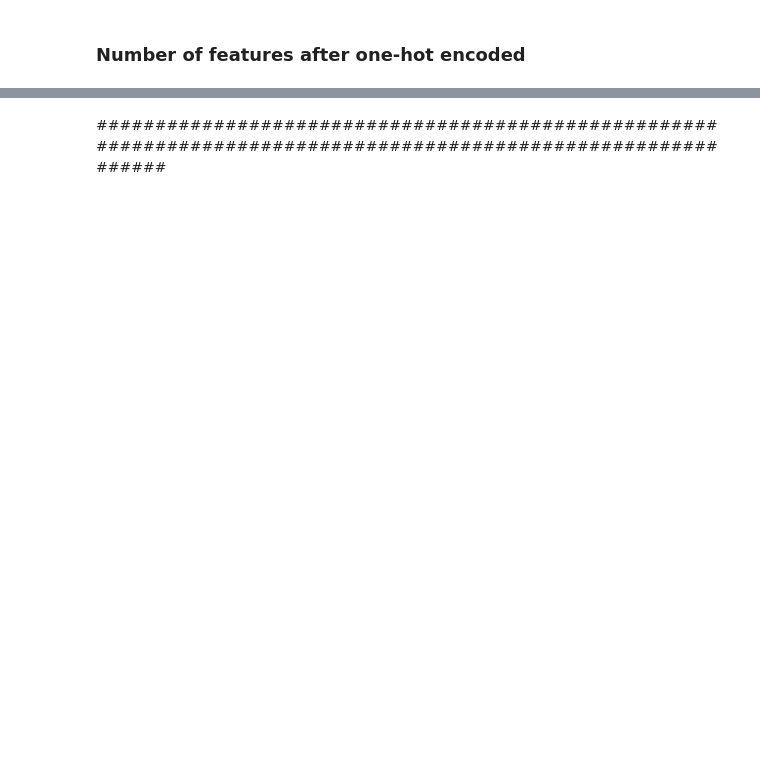
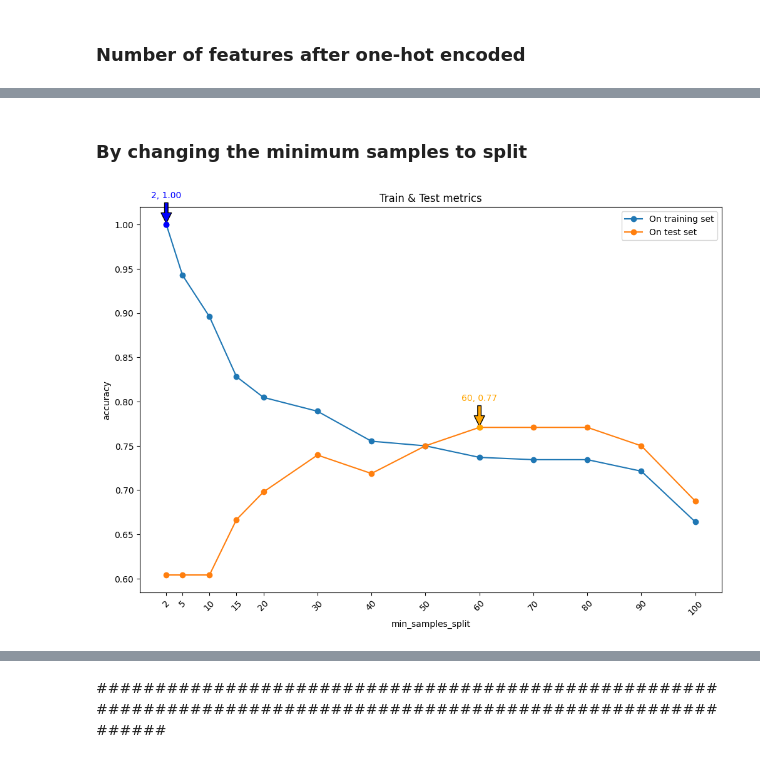
Before and after one commit to cepdnaclk/e19-co544-Concentration-Difficulty-Prediction-Model, a Jupyter notebook: random_forest.ipynb, the cells around one changed output, grey strips where cells are left out. Saved outputs shown, nothing was run; the diff lists cells and outputs as text; code cells hidden in the pictures; blank space fills up the shorter version.

```diff
--- a/random_forest.ipynb
+++ b/random_forest.ipynb
@@ -869,0 +929,63 @@ X_train, X_test, y_train, y_test = train_test_split()
+# %%
+from sklearn.tree import DecisionTreeClassifier
+
+min_samples_split_list = [ 2, 5, 10, 15, 20, 30, 40, 50, 60, 70, 80, 90, 100]
+max_depth_list = [1, 2, 5, 10, 15, 20, 30, 40, 60, 80, 100, None] # None means no limit
+# %% [markdown]
+### By changing the minimum samples to split
+# %%
+accuracy_list_train = []
+accuracy_list_test = []
+
+for min_samples_split in min_samples_split_list:
+    model = DecisionTreeClassifier(min_samples_split = min_samples_split,
+                                   random_state = RANDOM_STATE).fit(X_train,y_train)
+    predictions_train = model.predict(X_train) ## The predicted values for the train dataset
+    predictions_test = model.predict(X_test) ## The predicted values for the test dataset
+    accuracy_train = accuracy_score(predictions_train,y_train)
+    accuracy_test = accuracy_score(predictions_test,y_test)
+    accuracy_list_train.append(accuracy_train)
+    accuracy_list_test.append(accuracy_test)
+
+# Plot the accuracies
+plt.figure(figsize=(12, 8))
+plt.plot(min_samples_split_list, accuracy_list_train, marker='o', label='On training set')
+plt.plot(min_samples_split_list, accuracy_list_test, marker='o', label='On test set')
+plt.title('Train & Test metrics')
+plt.xlabel('min_samples_split')
+plt.ylabel('accuracy')
+plt.xticks(ticks=min_samples_split_list)
+
+# Find the maximum accuracy and corresponding min_samples_split value for both curves
+max_accuracy_train = max(accuracy_list_train)
+max_accuracy_train_index = accuracy_list_train.index(max_accuracy_train)
+max_accuracy_train_value = min_samples_split_list[max_accuracy_train_index]
+
+max_accuracy_test = max(accuracy_list_test)
+max_accuracy_test_index = accuracy_list_test.index(max_accuracy_test)
+max_accuracy_test_value = min_samples_split_list[max_accuracy_test_index]
+
+# Highlight and annotate the highest points on the training set curve
+plt.scatter(max_accuracy_train_value, max_accuracy_train, color='blue', zorder=5)
+plt.annotate(f'{max_accuracy_train_value}, {max_accuracy_train:.2f}',
+             xy=(max_accuracy_train_value, max_accuracy_train),
+             xytext=(max_accuracy_train_value, max_accuracy_train + 0.03),
+             ha='center', color='blue',
+             arrowprops=dict(facecolor='blue', shrink=0.05))
+
+# Highlight and annotate the highest points on the test set curve
+plt.scatter(max_accuracy_test_value, max_accuracy_test, color='orange', zorder=5)
+plt.annotate(f'{max_accuracy_test_value}, {max_accuracy_test:.2f}',
+             xy=(max_accuracy_test_value, max_accuracy_test),
+             xytext=(max_accuracy_test_value, max_accuracy_test + 0.03),
+             ha='center', color='orange',
+             arrowprops=dict(facecolor='orange', shrink=0.05))
+
+# Rotate x-tick labels for better readability
+plt.xticks(rotation=45)
+
+# Show the legend and plot
+plt.legend()
+plt.show()
+# %% [output]
+[figure, added]
```
Also changed, not shown: parts of 20 cells of this notebook.
